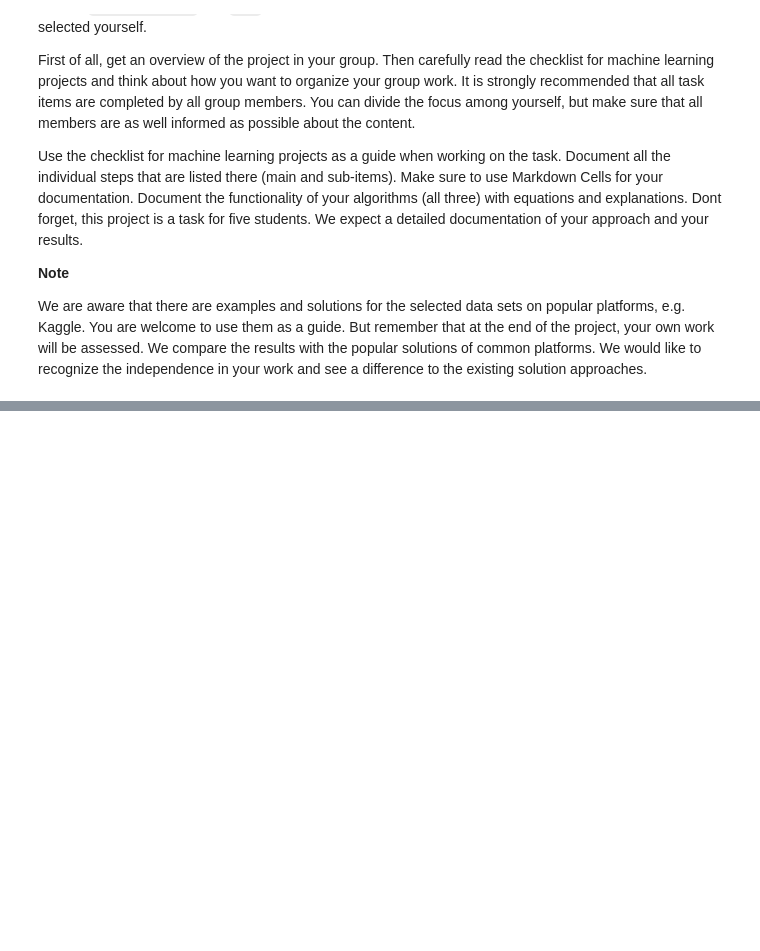
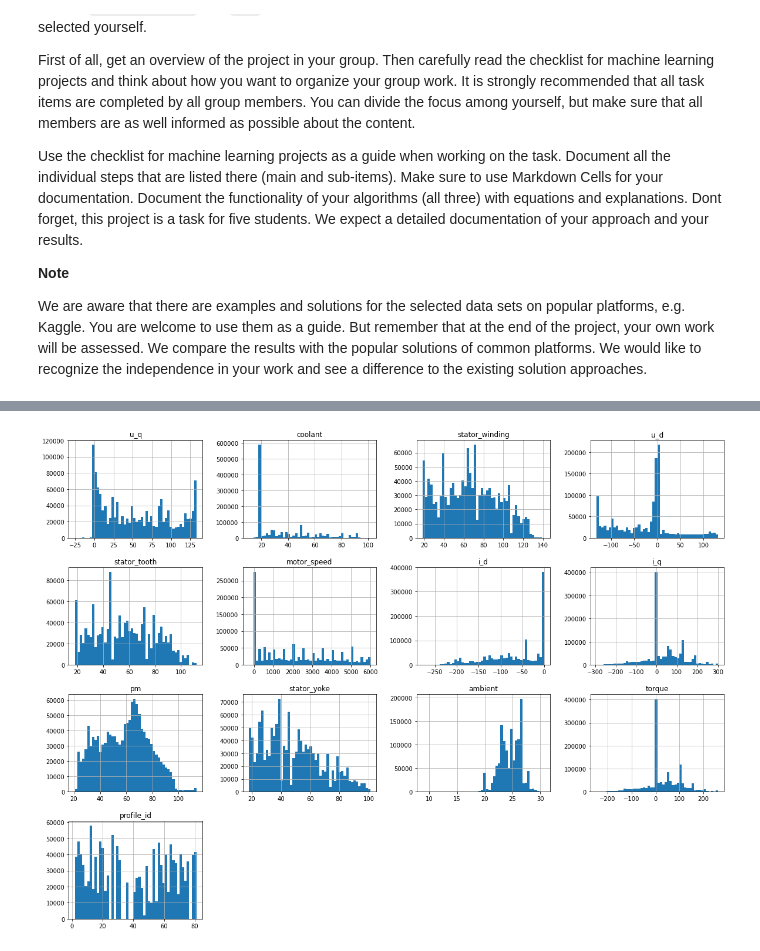
Before and after one commit to eike2/electric_motor, a Jupyter notebook: Electric Motor Temperature Estimation.ipynb, the cells around one changed output, grey strips where cells are left out. Cells and saved outputs as stored; diff of their text form; code cells hidden in the pictures; blank space fills up the shorter version.

```diff
--- a/Electric Motor Temperature Estimation.ipynb
+++ b/Electric Motor Temperature Estimation.ipynb
@@ -50,0 +76,12 @@ Was soll der Scheiss?
+# %%
+# import required packages
+import numpy as np
+import pandas as pd
+import matplotlib.pyplot as plt
+import seaborn as sns
+
+# load the data
+database = pd.read_csv('measures_v2.csv',sep = ',')
+
+# a copy is created
+db = database.copy()
@@ -50,0 +215,8 @@ Was soll der Scheiss?
+# %%
+%matplotlib inline
+import matplotlib.pyplot as plt
+
+db.hist(bins=50, figsize=(20,15))
+plt.show()
+# %% [output]
+[figure, added]
```
Also changed, not shown: parts of 18 cells of this notebook, 1 other file.
